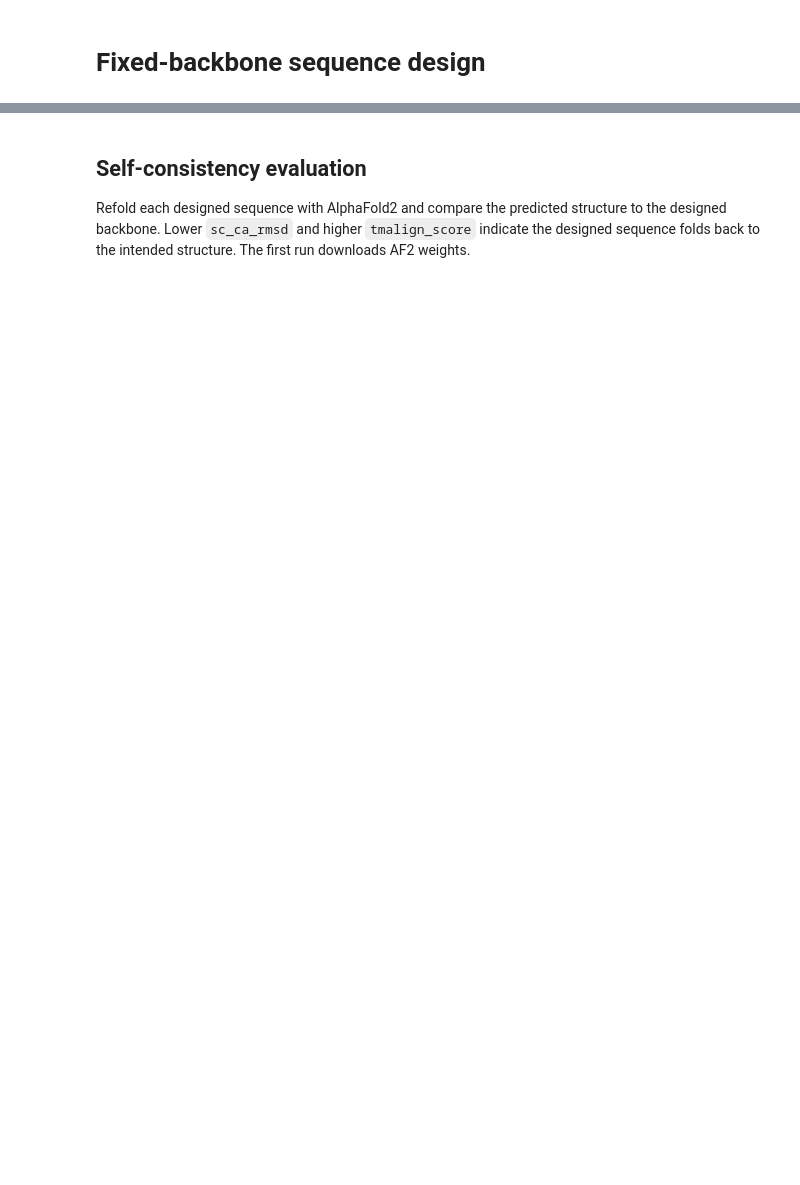
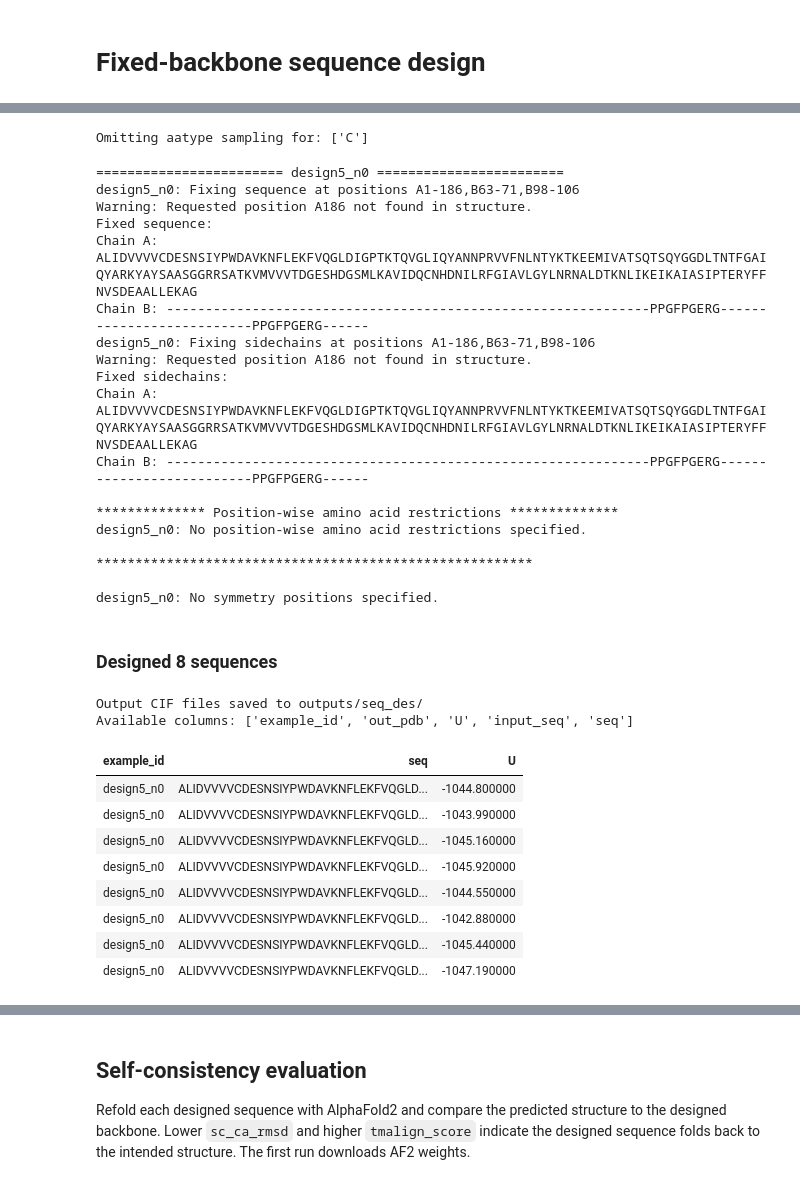
Before and after one commit to KrajTechne/Motif_Scaff_Collagen, a Jupyter notebook: notebooks/Caliby.ipynb, the cells around one changed output, grey strips where cells are left out. Saved outputs shown, nothing was run; the diff lists cells and outputs as text; code cells hidden in the pictures; blank space fills up the shorter version.

```diff
--- a/notebooks/Caliby.ipynb
+++ b/notebooks/Caliby.ipynb
@@ -239,9 +285,9 @@ print(f"Using {num_workers} data-loading workers.")
 # %%
 #@title Run sequence design
 #@markdown ### Sampling parameters
-num_seqs = 4  #@param {type:"integer"}
+num_seqs = 8  #@param {type:"integer"}
 temperature = 0.01  #@param {type:"number"}
-omit_aas = ""  #@param {"type":"string","placeholder":"e.g. C,M"}
+omit_aas = "C"  #@param {"type":"string","placeholder":"e.g. C,M"}
 #@markdown ### Constraints (optional)
 #@markdown Enable and fill in the fields you need. Positions use `label_seq_id` numbering.
 #@markdown <details><summary><b>Constraint reference</b></summary>
@@ -255,8 +301,8 @@ omit_aas = ""  #@param {"type":"string","placeholder":"e.g. C,M"}
 #@markdown | `symmetry_pos` | `A10,B10\|A11,B11` | Tie sampling across positions |
 #@markdown
 #@markdown </details>
-fixed_pos_seq = ""  #@param {"type":"string","placeholder":"e.g. A1-100,B1-100"}
-fixed_pos_scn = ""  #@param {"type":"string","placeholder":"e.g. A1-10,A12,A15-20"}
+fixed_pos_seq = "A1-186,B63-71,B98-106"  #@param {"type":"string","placeholder":"e.g. A1-100,B1-100"}
+fixed_pos_scn = "A1-186,B63-71,B98-106"  #@param {"type":"string","placeholder":"e.g. A1-10,A12,A15-20"}
 fixed_pos_override_seq = ""  #@param {"type":"string","placeholder":"e.g. A26:A,A27:L"}
 pos_restrict_aatype = ""  #@param {"type":"string","placeholder":"e.g. A26:AVG,A27:VG"}
 symmetry_pos = ""  #@param {"type":"string","placeholder":"e.g. A10,B10,C10|A11,B11,C11"}
@@ -281,33 +327,65 @@ constraint_inputs = {
     "fixed_pos_seq": fixed_pos_seq,
     "fixed_pos_scn": fixed_pos_scn,
     "fixed_pos_override_seq": fixed_pos_override_seq,
     "pos_restrict_aatype": pos_restrict_aatype,
     "symmetry_pos": symmetry_pos,
 }
 constraints = {k: v for k, v in constraint_inputs.items() if v.strip()}
 if constraints:
     sample_kwargs["pos_constraint_df"] = make_constraints({pdb_name: constraints})
 
 configure_notebook_warning_filters()
 results = model.sample(**sample_kwargs)
 
 df = pd.DataFrame(results)
 title = f"Designed {len(df)} sequences"
 display(HTML(f"<h3>{title}</h3>"))
 print(f"Output CIF files saved to outputs/seq_des/")
 print(f"Available columns: {list(df.columns)}\n")
 
 df_display = df[["example_id", "seq", "U"]].copy()
 df_display["U"] = df_display["U"].round(2)
 df_display["seq"] = df_display["seq"].str[:40] + df_display["seq"].apply(
     lambda s: f"... ({len(s)} aa)" if len(s) > 40 else ""
 )
 display(df_display.style.set_properties(**{
     "text-align": "left",
     "font-family": "monospace",
 }).set_properties(subset=["U"], **{
     "font-weight": "bold",
 }).hide(axis="index"))
+# %% [output]
+Omitting aatype sampling for: ['C']
+======================== design5_n0 ========================
+design5_n0: Fixing sequence at positions A1-186,B63-71,B98-106
+Warning: Requested position A186 not found in structure.
+Fixed sequence:
+Chain A: ALIDVVVVCDESNSIYPWDAVKNFLEKFVQGLDIGPTKTQVGLIQYANNPRVVFNLNTYKTKEEMIVATSQTSQYGGDLTNTFGAIQYARKYAYSAASGGRRSATKVMVVVTDGESHDGSMLKAVIDQCNHDNILRFGIAVLGYLNRNALDTKNLIKEIKAIASIPTERYFFNVSDEAALLEKAG
+Chain B: --------------------------------------------------------------PPGFPGERG--------------------------PPGFPGERG------
+design5_n0: Fixing sidechains at positions A1-186,B63-71,B98-106
+Warning: Requested position A186 not found in structure.
+Fixed sidechains:
+Chain A: ALIDVVVVCDESNSIYPWDAVKNFLEKFVQGLDIGPTKTQVGLIQYANNPRVVFNLNTYKTKEEMIVATSQTSQYGGDLTNTFGAIQYARKYAYSAASGGRRSATKVMVVVTDGESHDGSMLKAVIDQCNHDNILRFGIAVLGYLNRNALDTKNLIKEIKAIASIPTERYFFNVSDEAALLEKAG
+Chain B: --------------------------------------------------------------PPGFPGERG--------------------------PPGFPGERG------
+
+************** Position-wise amino acid restrictions **************
+design5_n0: No position-wise amino acid restrictions specified.
+
+********************************************************
+
+design5_n0: No symmetry positions specified.
+Designed 8 sequences
+Output CIF files saved to outputs/seq_des/
+Available columns: ['example_id', 'out_pdb', 'U', 'input_seq', 'seq']
+| example_id | seq | U |
+| design5_n0 | ALIDVVVVCDESNSIYPWDAVKNFLEKFVQGLD... | -1044.800000 |
+| design5_n0 | ALIDVVVVCDESNSIYPWDAVKNFLEKFVQGLD... | -1043.990000 |
+| design5_n0 | ALIDVVVVCDESNSIYPWDAVKNFLEKFVQGLD... | -1045.160000 |
+| design5_n0 | ALIDVVVVCDESNSIYPWDAVKNFLEKFVQGLD... | -1045.920000 |
+| design5_n0 | ALIDVVVVCDESNSIYPWDAVKNFLEKFVQGLD... | -1044.550000 |
+| design5_n0 | ALIDVVVVCDESNSIYPWDAVKNFLEKFVQGLD... | -1042.880000 |
+| design5_n0 | ALIDVVVVCDESNSIYPWDAVKNFLEKFVQGLD... | -1045.440000 |
+| design5_n0 | ALIDVVVVCDESNSIYPWDAVKNFLEKFVQGLD... | -1047.190000 |
 # %%
 #@title Download sequence design outputs
 #@markdown Downloads the single-backbone design outputs from `outputs/seq_des/`.
```
Also changed, not shown: parts of 11 cells of this notebook.
